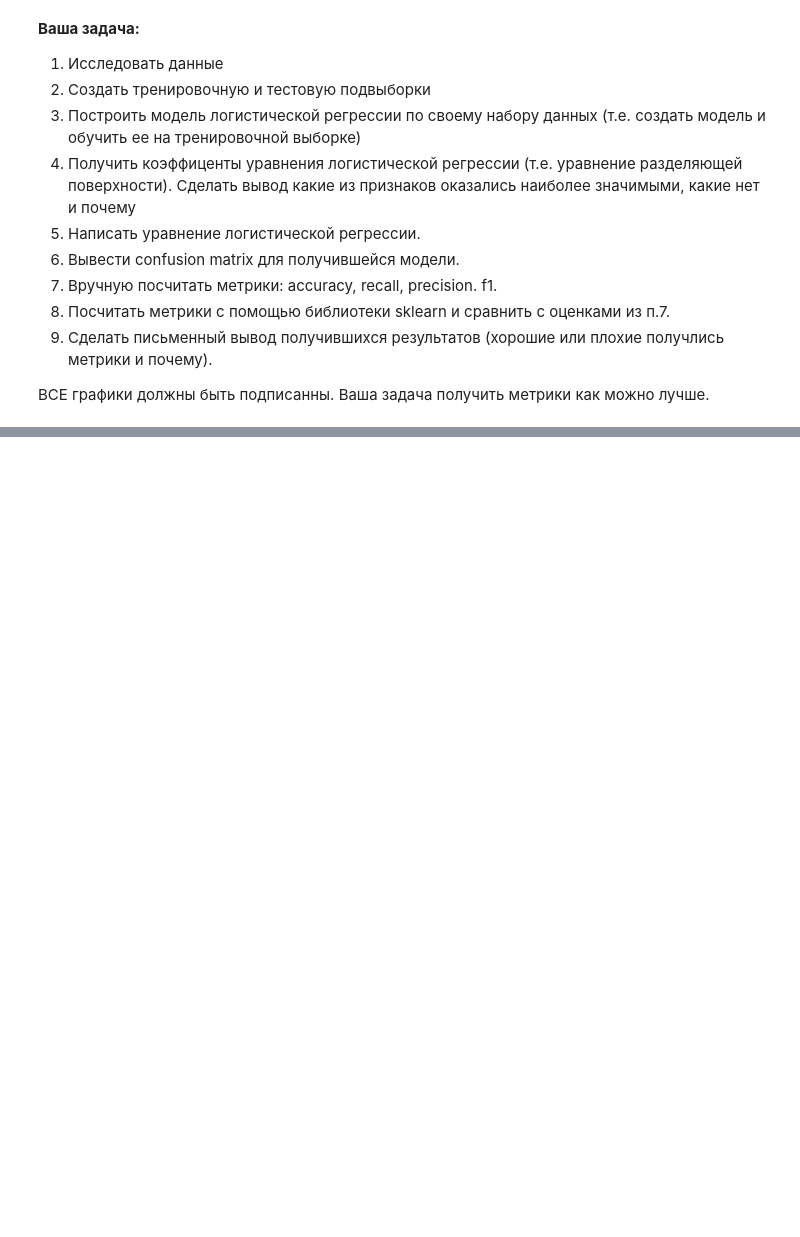
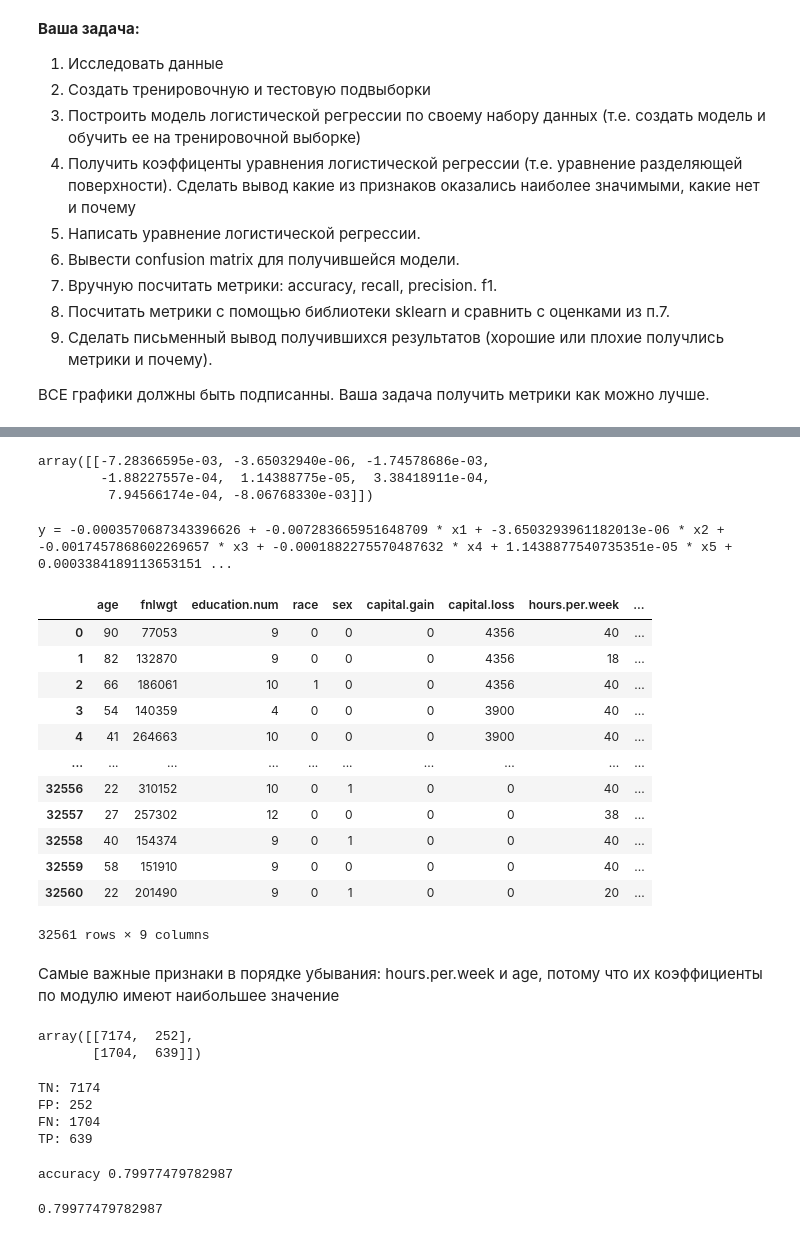
Before and after one commit to Adelaaas/Data_science_basic_22-23_1, a Jupyter notebook: Весенний семестр/home_work_2_log_reg/Домашнее_задание_по_логистической_регрессии.ipynb, the cells around one changed output, grey strips where cells are left out. Saved outputs shown, nothing was run; the diff lists cells and outputs as text; code cells hidden in the pictures; blank space fills up the shorter version.

```diff
--- a/Весенний семестр/home_work_2_log_reg/Домашнее_задание_по_логистической_регрессии.ipynb
+++ b/Весенний семестр/home_work_2_log_reg/Домашнее_задание_по_логистической_регрессии.ipynb
@@ -24,0 +94,2 @@ https://clck.ru/32AKdJ
+# %%
+df = df.drop(columns = ['marital.status'])
@@ -24,0 +112,54 @@ https://clck.ru/32AKdJ
+# %%
+w1
+# %% [output]
+array([[-7.28366595e-03, -3.65032940e-06, -1.74578686e-03,
+        -1.88227557e-04,  1.14388775e-05,  3.38418911e-04,
+         7.94566174e-04, -8.06768330e-03]])
+# %%
+s = f"y = {w0[0]}"
+for i in range(len(w1[0])):
+  s += f" + {w1[0][i]} * x{i + 1}"
+print(s)
+# %% [output]
+y = -0.0003570687343396626 + -0.007283665951648709 * x1 + -3.6503293961182013e-06 * x2 + -0.0017457868602269657 * x3 + -0.0001882275570487632 * x4 + 1.1438877540735351e-05 * x5 + 0.0003384189113653151 ...
+# %%
+df
+# %% [output]
+|  | age | fnlwgt | education.num | race | sex | capital.gain | capital.loss | hours.per.week | ... |
+| 0 | 90 | 77053 | 9 | 0 | 0 | 0 | 4356 | 40 | ... |
+| 1 | 82 | 132870 | 9 | 0 | 0 | 0 | 4356 | 18 | ... |
+| 2 | 66 | 186061 | 10 | 1 | 0 | 0 | 4356 | 40 | ... |
+| 3 | 54 | 140359 | 4 | 0 | 0 | 0 | 3900 | 40 | ... |
+| 4 | 41 | 264663 | 10 | 0 | 0 | 0 | 3900 | 40 | ... |
+| ... | ... | ... | ... | ... | ... | ... | ... | ... | ... |
+| 32556 | 22 | 310152 | 10 | 0 | 1 | 0 | 0 | 40 | ... |
+| 32557 | 27 | 257302 | 12 | 0 | 0 | 0 | 0 | 38 | ... |
+| 32558 | 40 | 154374 | 9 | 0 | 1 | 0 | 0 | 40 | ... |
+| 32559 | 58 | 151910 | 9 | 0 | 0 | 0 | 0 | 40 | ... |
+| 32560 | 22 | 201490 | 9 | 0 | 1 | 0 | 0 | 20 | ... |
+32561 rows × 9 columns
+# %% [markdown]
+Самые важные признаки в порядке убывания: hours.per.week и age, потому что их коэффициенты по модулю имеют наибольшее значение
+# %%
+pred = model.predict(X_test)
+confusion_matrix(y_test, pred)
+# %% [output]
+array([[7174,  252],
+       [1704,  639]])
+# %%
+tn, fp, fn, tp = confusion_matrix(y_test, pred).ravel()
+print("TN:", tn)
+print("FP:", fp)
+print("FN:", fn)
+print("TP:", tp)
+# %% [output]
+TN: 7174
+FP: 252
+FN: 1704
+TP: 639
+# %%
+print('accuracy',(tp + tn) / (tp + tn + fp + fn))
+accuracy_score(y_test, pred)
+# %% [output]
+accuracy 0.79977479782987
+0.79977479782987
```
Also changed, not shown: parts of 20 cells of this notebook.
